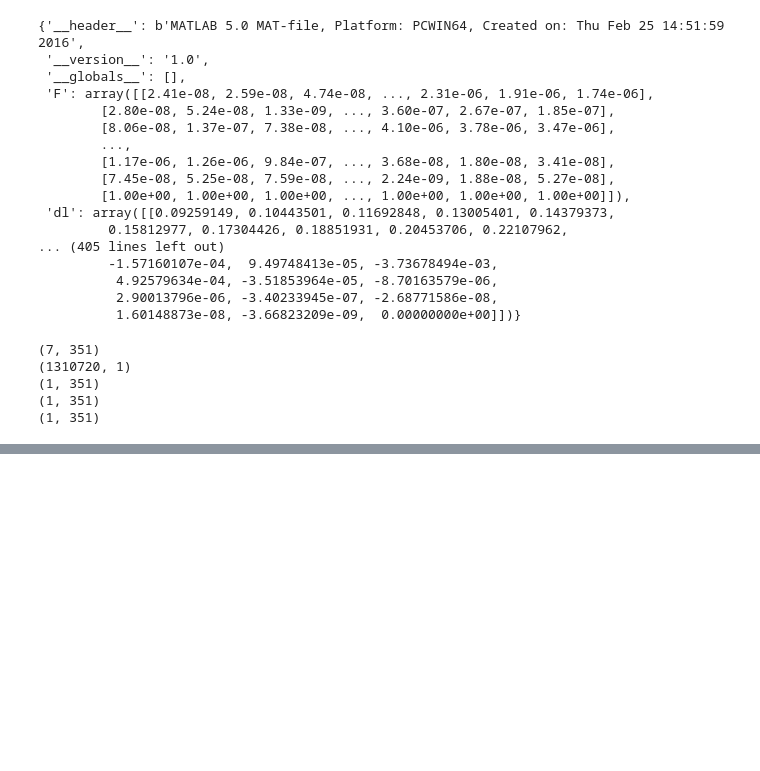
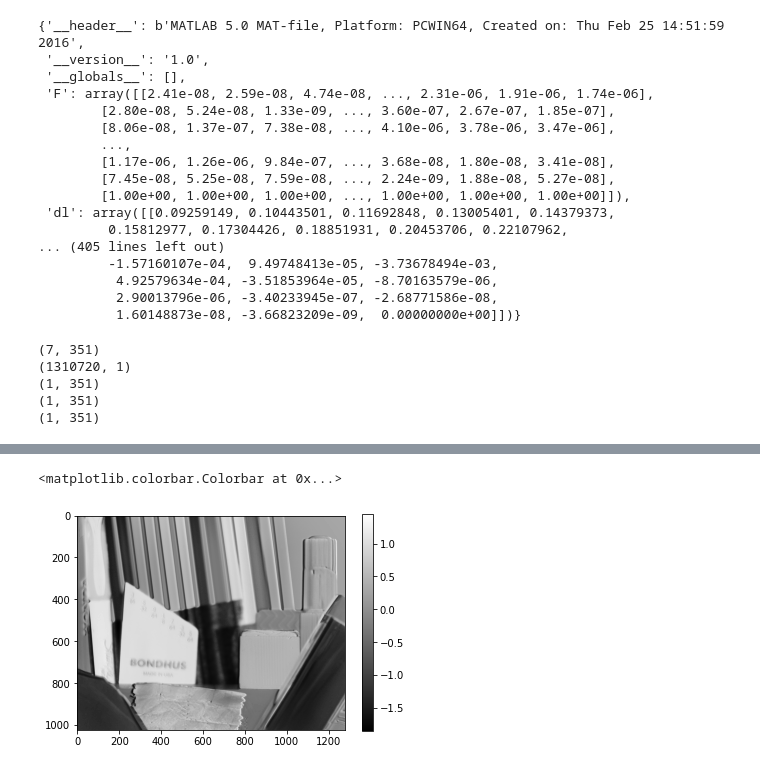
Before and after one commit to PrabhaSahiti/Imaging-Instrumentation, a Jupyter notebook: Lab_V.ipynb, the cells around one changed output, grey strips where cells are left out. Drawn from its saved outputs; the diff is of its cells as text; code cells hidden in the pictures; blank space fills up the shorter version.

```diff
--- a/Lab_V.ipynb
+++ b/Lab_V.ipynb
@@ -87,0 +137,6 @@ LtL = np.dot(np.transpose(L), L)
+# %%
+plt.imshow(np.reshape(out[2, :], (1024, 1280)), cmap= 'gray')
+plt.colorbar()
+# %% [output]
+<matplotlib.colorbar.Colorbar at 0x...>
+[figure, added]
```
Also changed, not shown: parts of 11 cells of this notebook.
